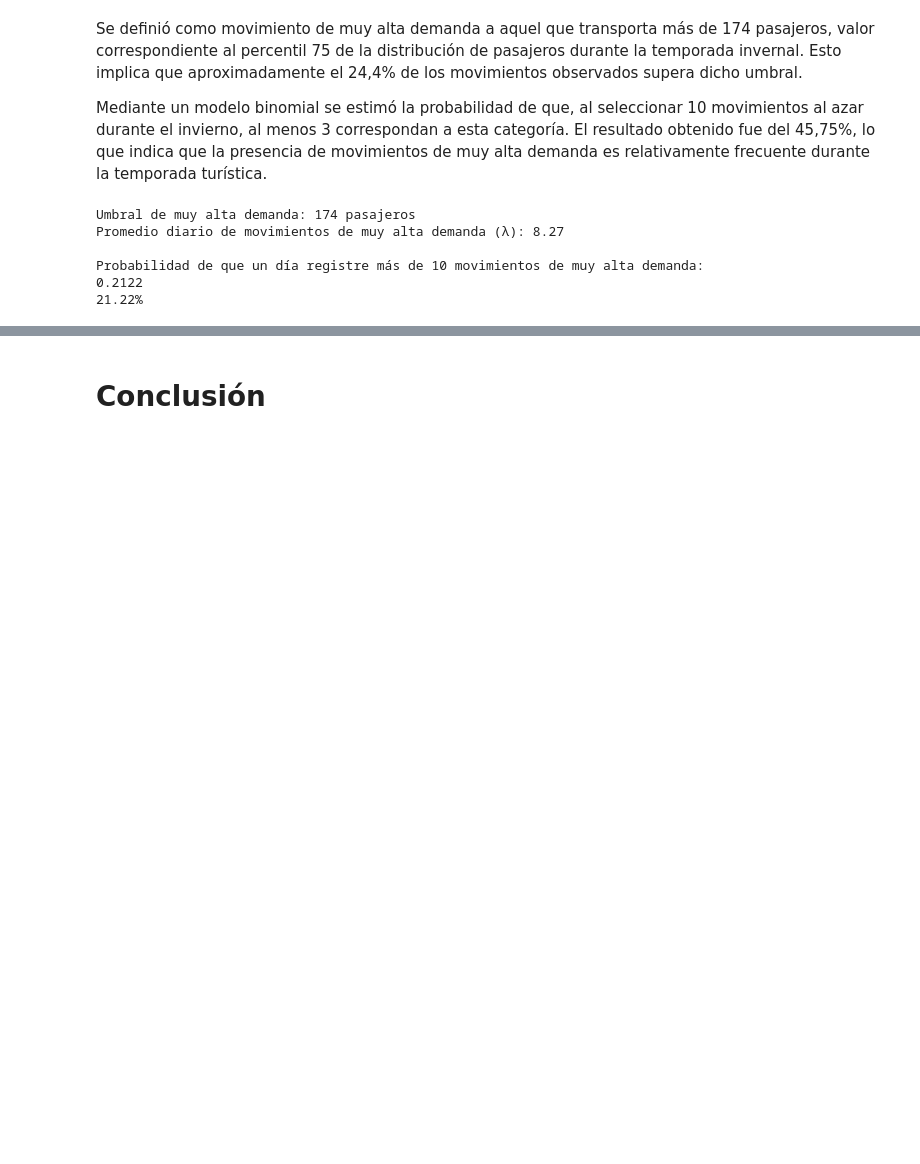
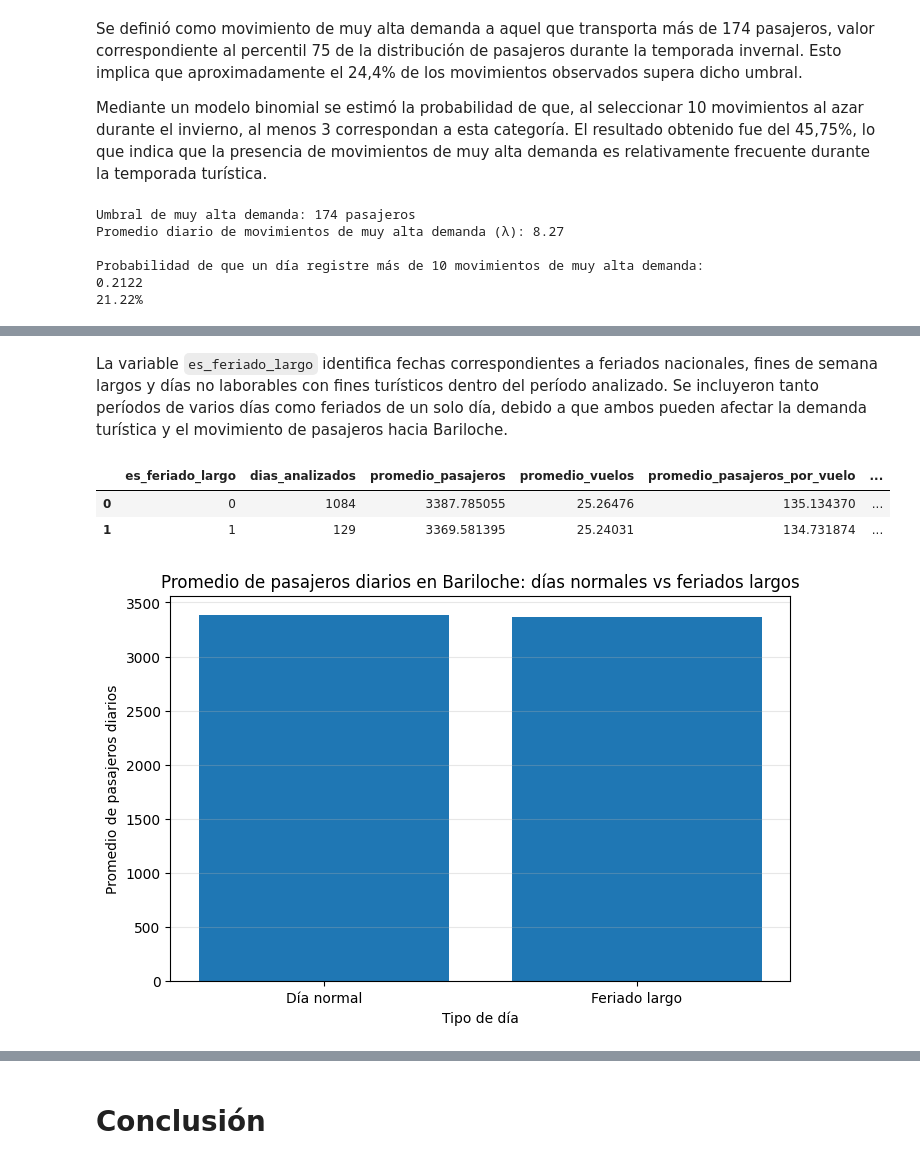
Before and after one commit to mletelle/MateIV_Transporte_Publico, a Jupyter notebook: TP_ Bariloche CS Datos.ipynb, the cells around one changed output, grey strips where cells are left out. Cells and saved outputs as stored; diff of their text form; code cells hidden in the pictures; blank space fills up the shorter version.

Commit message:
Agregue la parte predictiva al tp de Bariloche

```diff
--- a/TP_ Bariloche CS Datos.ipynb
+++ b/TP_ Bariloche CS Datos.ipynb
@@ -775,0 +960,41 @@ El análisis mediante un modelo de Poisson indica que durante la temporada inver
+# %% [markdown]
+La variable `es_feriado_largo` identifica fechas correspondientes a feriados nacionales, fines de semana largos y días no laborables con fines turísticos dentro del período analizado. Se incluyeron tanto períodos de varios días como feriados de un solo día, debido a que ambos pueden afectar la demanda turística y el movimiento de pasajeros hacia Bariloche.
+# %%
+comparacion_feriados = (
+    datos_diarios
+    .groupby('es_feriado_largo')
+    .agg(
+        dias_analizados=('Fecha UTC', 'count'),
+        promedio_pasajeros=('pasajeros_totales', 'mean'),
+        promedio_vuelos=('cantidad_vuelos', 'mean'),
+        promedio_pasajeros_por_vuelo=('pasajeros_promedio_por_vuelo', 'mean')
+    )
+    .reset_index()
+)
+
+comparacion_feriados['tipo_dia'] = comparacion_feriados['es_feriado_largo'].map({
+    0: 'Día normal',
+    1: 'Feriado largo'
+})
+
+display(comparacion_feriados)
+# %% [output]
+|  | es_feriado_largo | dias_analizados | promedio_pasajeros | promedio_vuelos | promedio_pasajeros_por_vuelo | ... |
+| 0 | 0 | 1084 | 3387.785055 | 25.26476 | 135.134370 | ... |
+| 1 | 1 | 129 | 3369.581395 | 25.24031 | 134.731874 | ... |
+# %%
+plt.figure(figsize=(8, 5))
+
+plt.bar(
+    comparacion_feriados['tipo_dia'],
+    comparacion_feriados['promedio_pasajeros']
+)
+
+plt.title('Promedio de pasajeros diarios en Bariloche: días normales vs feriados largos')
+plt.xlabel('Tipo de día')
+plt.ylabel('Promedio de pasajeros diarios')
+plt.grid(axis='y', alpha=0.3)
+
+plt.show()
+# %% [output]
+[figure, added]
```
Also changed, not shown: parts of 37 cells of this notebook.
